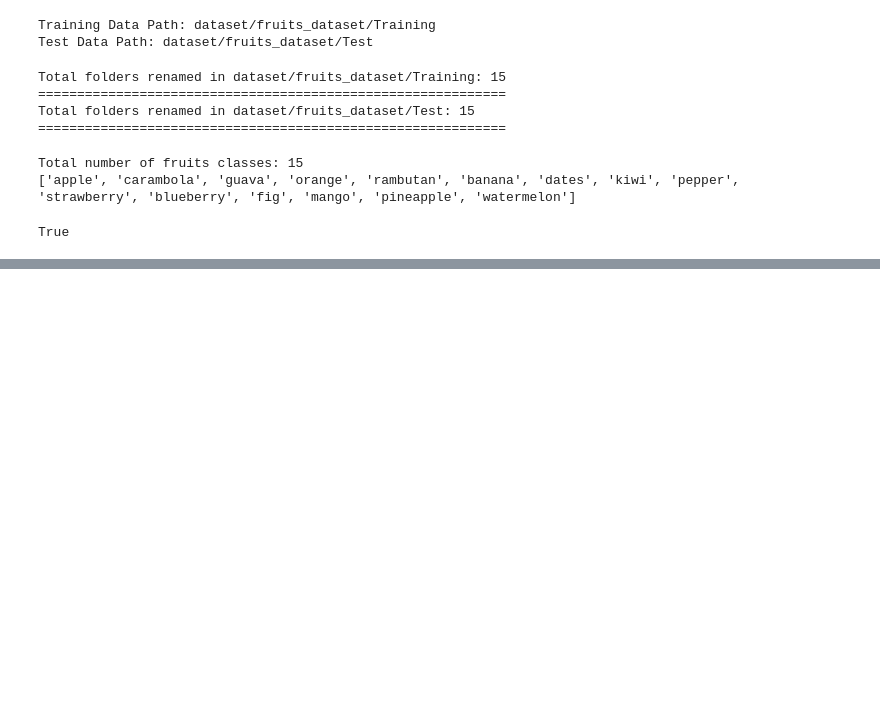
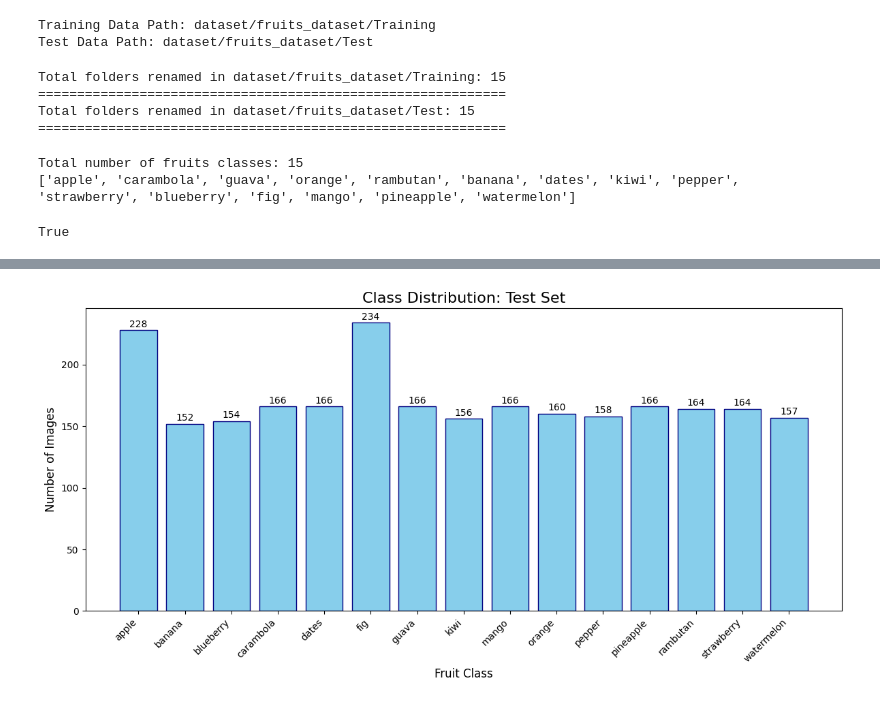
Before and after one commit to nl-codes/6CS012-Artificial-Intelligence-and-Machine-Learning, a Jupyter notebook: assessment/visual_task/prepare_dataset.ipynb, the cells around one changed output, grey strips where cells are left out. Cells and saved outputs as stored; diff of their text form; code cells hidden in the pictures; blank space fills up the shorter version.

```diff
--- a/assessment/visual_task/prepare_dataset.ipynb
+++ b/assessment/visual_task/prepare_dataset.ipynb
@@ -333,0 +453,5 @@ True
+# %%
+# See class distribution of Test Data
+visualize_class_distribution(TEST_DIR, "Test Set")
+# %% [output]
+[figure, added]
```
Also changed, not shown: parts of 7 cells of this notebook.
